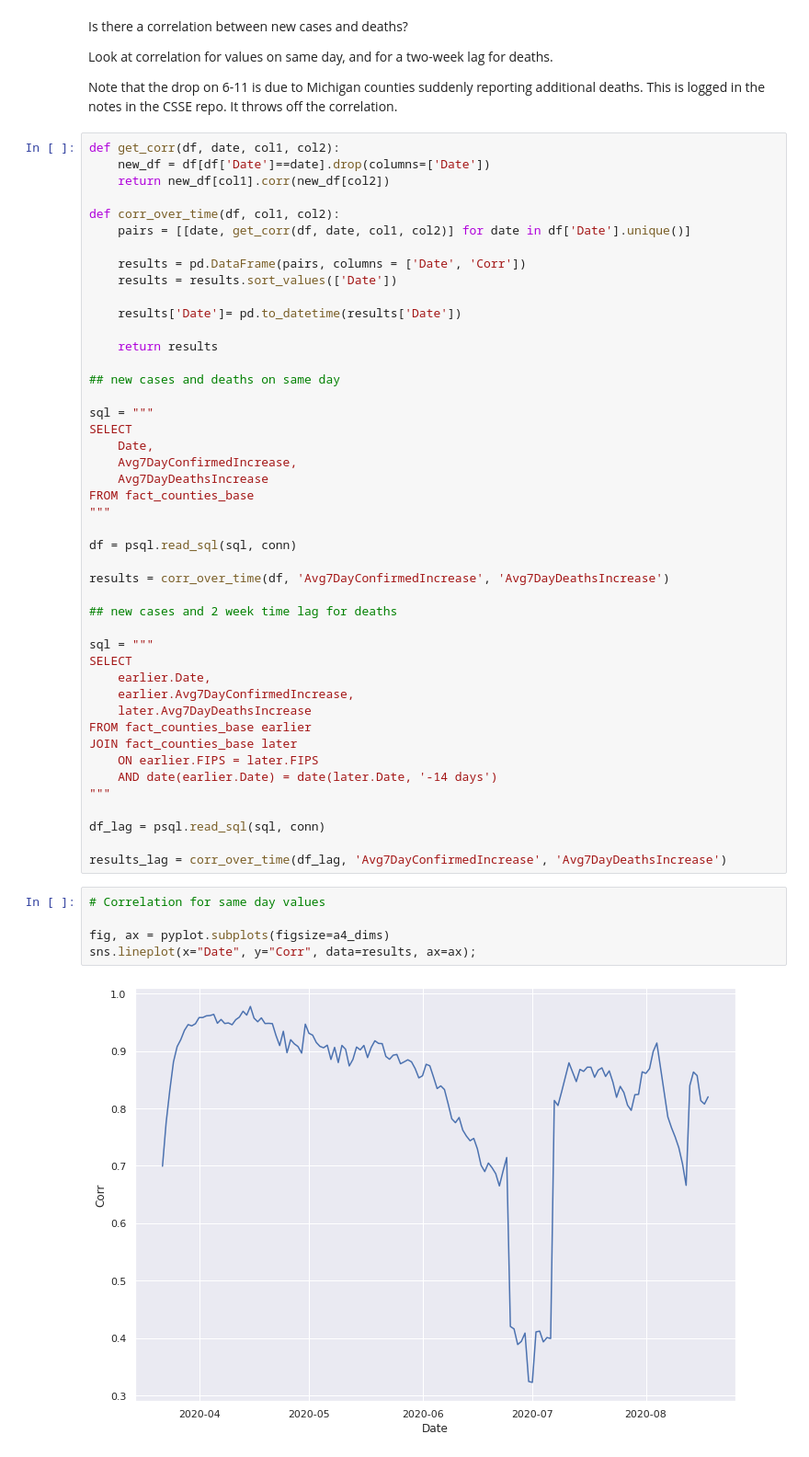
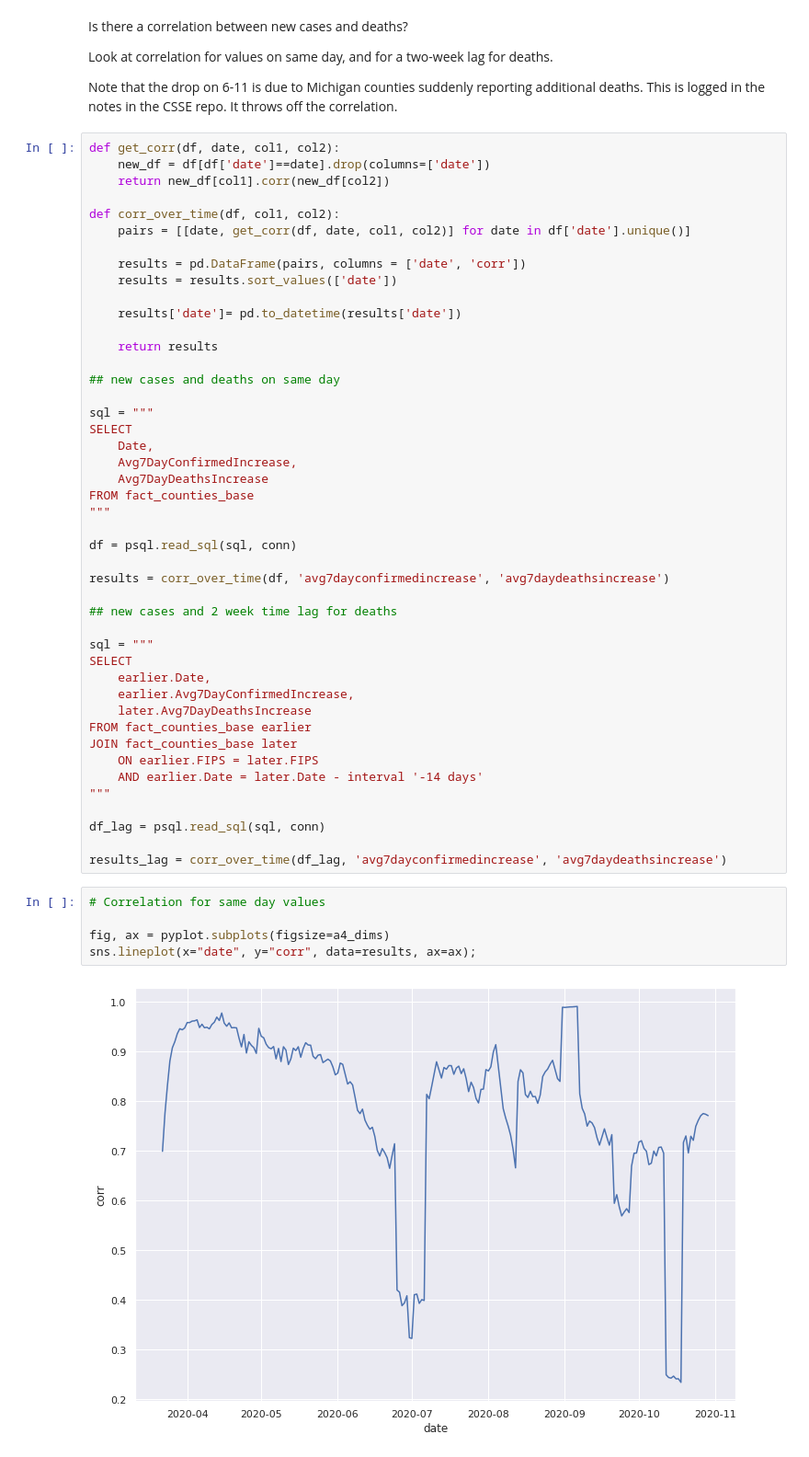
Before and after one commit to codeforkjeff/covid-19-stats, a Jupyter notebook: Exploratory Stuff.ipynb, the cells around one changed output. Shown at 92% size. Cells and saved outputs as stored; diff of their text form.

```diff
--- a/Exploratory Stuff.ipynb
+++ b/Exploratory Stuff.ipynb
@@ -52,16 +54,16 @@ Note that the drop on 6-11 is due to Michigan counties suddenly reporting additi
 This is logged in the notes in the CSSE repo. It throws off the correlation.
 # %%
 def get_corr(df, date, col1, col2):
-    new_df = df[df['Date']==date].drop(columns=['Date'])
+    new_df = df[df['date']==date].drop(columns=['date'])
     return new_df[col1].corr(new_df[col2])
 
 def corr_over_time(df, col1, col2):
-    pairs = [[date, get_corr(df, date, col1, col2)] for date in df['Date'].unique()]
+    pairs = [[date, get_corr(df, date, col1, col2)] for date in df['date'].unique()]
 
-    results = pd.DataFrame(pairs, columns = ['Date', 'Corr'])
-    results = results.sort_values(['Date'])
+    results = pd.DataFrame(pairs, columns = ['date', 'corr'])
+    results = results.sort_values(['date'])
 
-    results['Date']= pd.to_datetime(results['Date'])
+    results['date']= pd.to_datetime(results['date'])
 
     return results
 
@@ -77,7 +79,7 @@ FROM fact_counties_base
 
 df = psql.read_sql(sql, conn)
 
-results = corr_over_time(df, 'Avg7DayConfirmedIncrease', 'Avg7DayDeathsIncrease')
+results = corr_over_time(df, 'avg7dayconfirmedincrease', 'avg7daydeathsincrease')
 
 ## new cases and 2 week time lag for deaths
 
@@ -89,19 +91,19 @@ SELECT
 FROM fact_counties_base earlier
 JOIN fact_counties_base later
     ON earlier.FIPS = later.FIPS
-    AND date(earlier.Date) = date(later.Date, '-14 days')
+    AND earlier.Date = later.Date - interval '-14 days'
 """
 
 df_lag = psql.read_sql(sql, conn)
 
-results_lag = corr_over_time(df_lag, 'Avg7DayConfirmedIncrease', 'Avg7DayDeathsIncrease')
+results_lag = corr_over_time(df_lag, 'avg7dayconfirmedincrease', 'avg7daydeathsincrease')
 # %%
 # Correlation for same day values
 
 fig, ax = pyplot.subplots(figsize=a4_dims)
-sns.lineplot(x="Date", y="Corr", data=results, ax=ax);
+sns.lineplot(x="date", y="corr", data=results, ax=ax);
 # %% [output]
-[figure, old version]
+[figure, new version]
 # %%
 # Correlection, when account for Two Week Lag in Deaths
 
```
Also changed, not shown: parts of 12 cells of this notebook, 1 other file.
